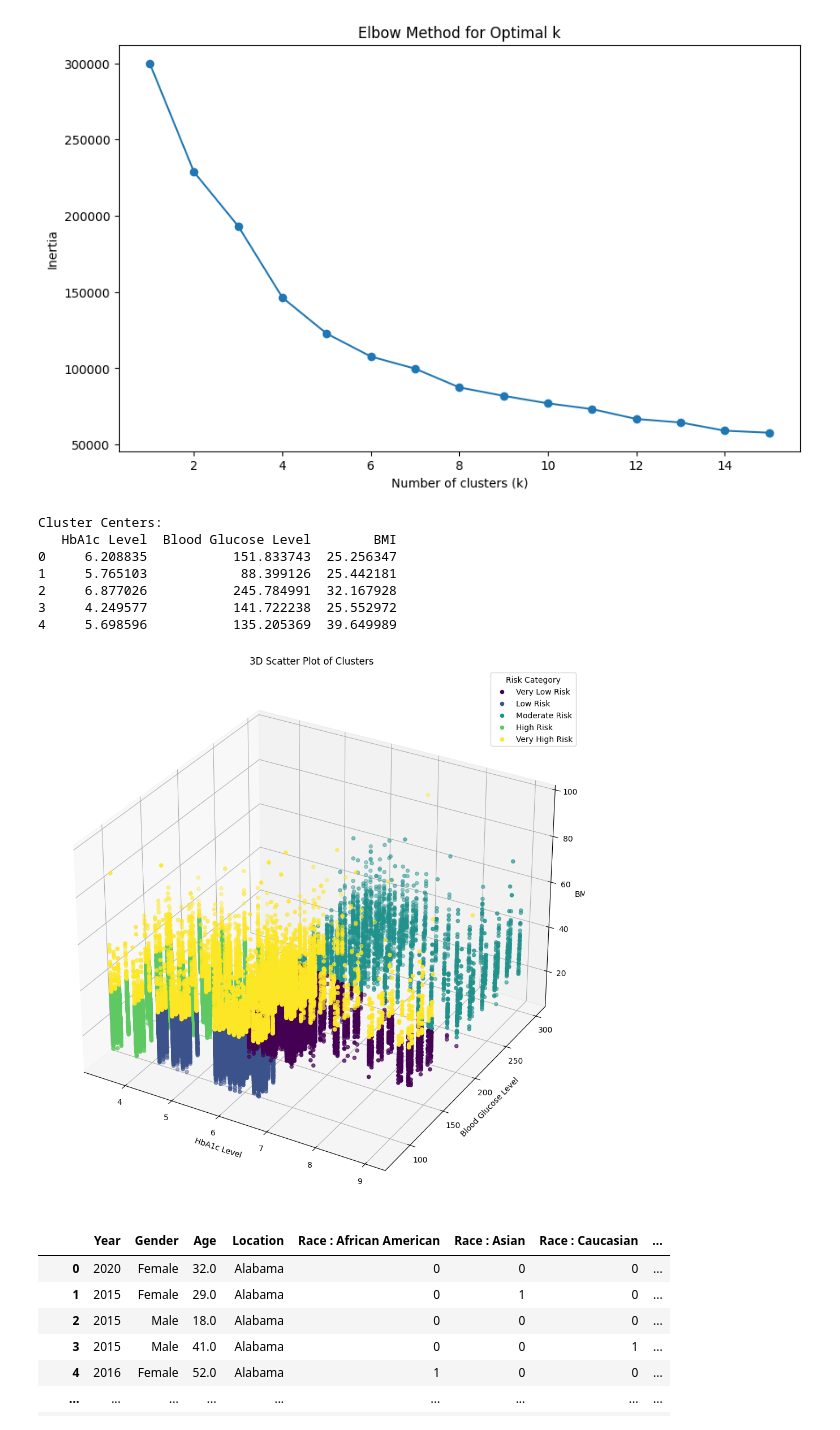
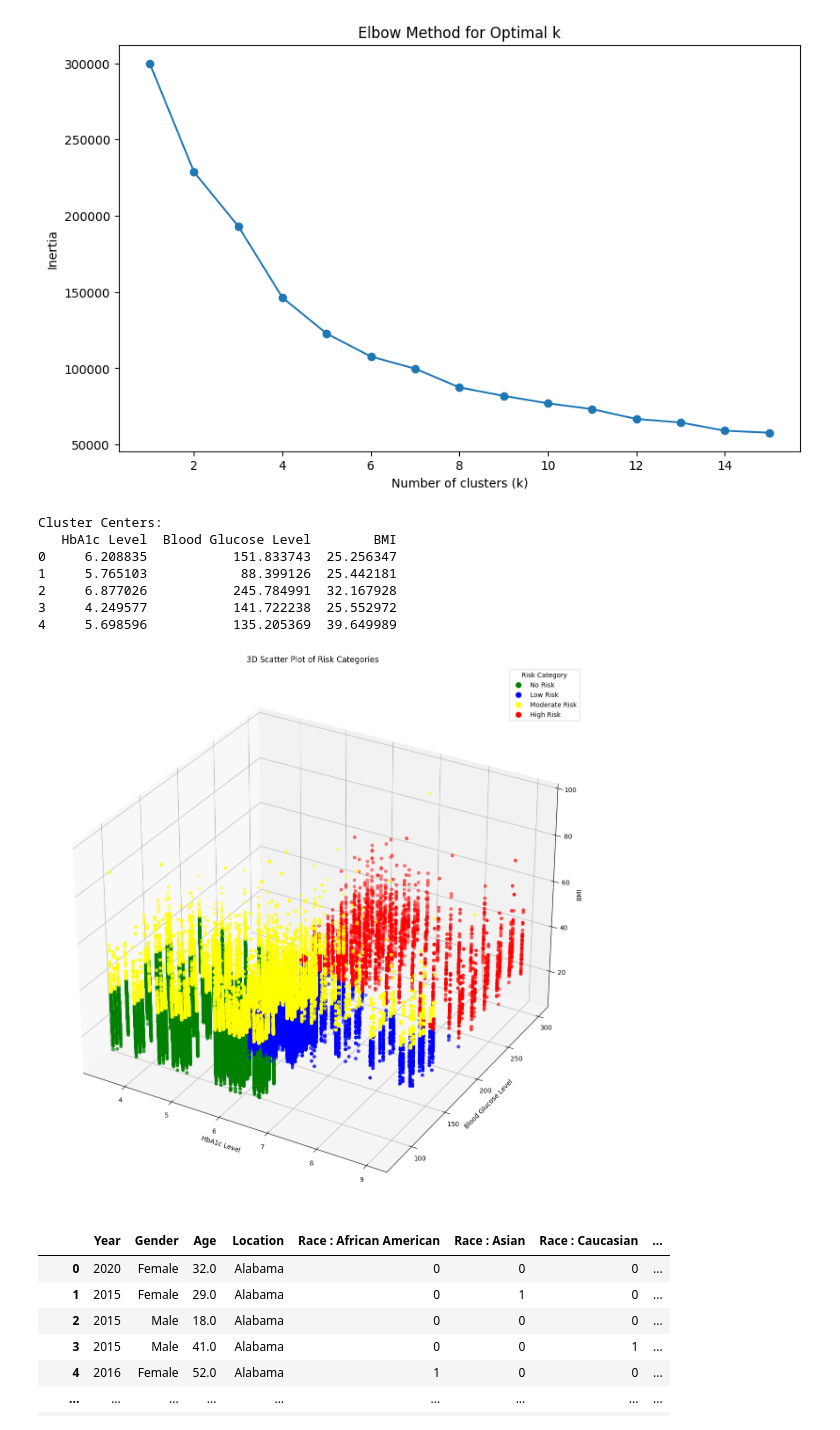
Before and after one commit to piiop/group-project-2, a Jupyter notebook: analysis.ipynb, the cells around one changed output. Drawn from its saved outputs; the diff is of its cells as text; code cells hidden in the pictures.

```diff
--- a/analysis.ipynb
+++ b/analysis.ipynb
@@ -878,53 +887,62 @@ df_clustered = cluster_features(df, features_to_cluster, 5)
 
 # Define cluster descriptions
 cluster_descriptions = {
-    0: 'Very Low Risk',
-    1: 'Low Risk',
-    2: 'Moderate Risk',
-    3: 'High Risk',
-    4: 'Very High Risk'
+    0: 'Low Risk',
+    1: 'No Risk',
+    2: 'High Risk',
+    3: 'No Risk',
+    4: 'Moderate Risk'
 }
 
 # Map cluster labels to descriptions
 df_clustered['Risk_Category'] = df_clustered['Cluster'].map(cluster_descriptions)
 
-fig = plt.figure(figsize=(12, 10))
+fig = plt.figure(figsize=(14, 12))
 ax = fig.add_subplot(111, projection='3d')
 
-# Create a custom colormap
-n_clusters = len(df_clustered['Cluster'].unique())
-colors_list = plt.cm.viridis(np.linspace(0, 1, n_clusters))
-cmap = colors.ListedColormap(colors_list)
+# Define colors for each risk category
+risk_colors = {
+    'High Risk': 'red',
+    'Moderate Risk': 'yellow',
+    'Low Risk': 'blue',
+    'No Risk': 'green'
+}
 
-# Create a scatter plot for each cluster
-for i in range(n_clusters):
-    cluster_data = df_clustered[df_clustered['Cluster'] == i]
+# Define the order for the legend
+legend_order = ['No Risk', 'Low Risk', 'Moderate Risk', 'High Risk']
+
+# Create a scatter plot for each unique risk category
+for risk in set(cluster_descriptions.values()):
+    cluster_data = df_clustered[df_clustered['Risk_Category'] == risk]
     scatter = ax.scatter(cluster_data['HbA1c Level'],
                          cluster_data['Blood Glucose Level'],
                          cluster_data['BMI'],
-                         c=[cmap(i)],
-                         label=cluster_descriptions.get(i, f'Cluster {i}'))
+                         c=risk_colors[risk],
+                         label=risk)
 
 ax.set_xlabel('HbA1c Level')
 ax.set_ylabel('Blood Glucose Level')
-ax.set_zlabel('BMI')
+ax.set_zlabel('BMI', rotation=90)
 
-# Add a legend
-ax.legend(title='Risk Category', loc='upper right')
+# Add a legend in the specified order
+ax.legend(title='Risk Category', loc='upper right', handles=[
+    plt.Line2D([0], [0], marker='o', color='w', markerfacecolor=risk_colors[risk], markersize=10, label=risk)
+    for risk in legend_order
+])
 
-plt.title('3D Scatter Plot of Clusters')
+plt.title('3D Scatter Plot of Risk Categories')
 plt.tight_layout()
 plt.subplots_adjust(right=0.9)
 plt.show()
 # %% [output]
 Cluster Centers:
    HbA1c Level  Blood Glucose Level        BMI
 0     6.208835           151.833743  25.256347
 1     5.765103            88.399126  25.442181
 2     6.877026           245.784991  32.167928
 3     4.249577           141.722238  25.552972
 4     5.698596           135.205369  39.649989
-[figure, old version]
+[figure, new version]
 # %%
 df_clustered
 # %% [output]
```
Also changed, not shown: parts of 11 cells of this notebook, 28 other files.
